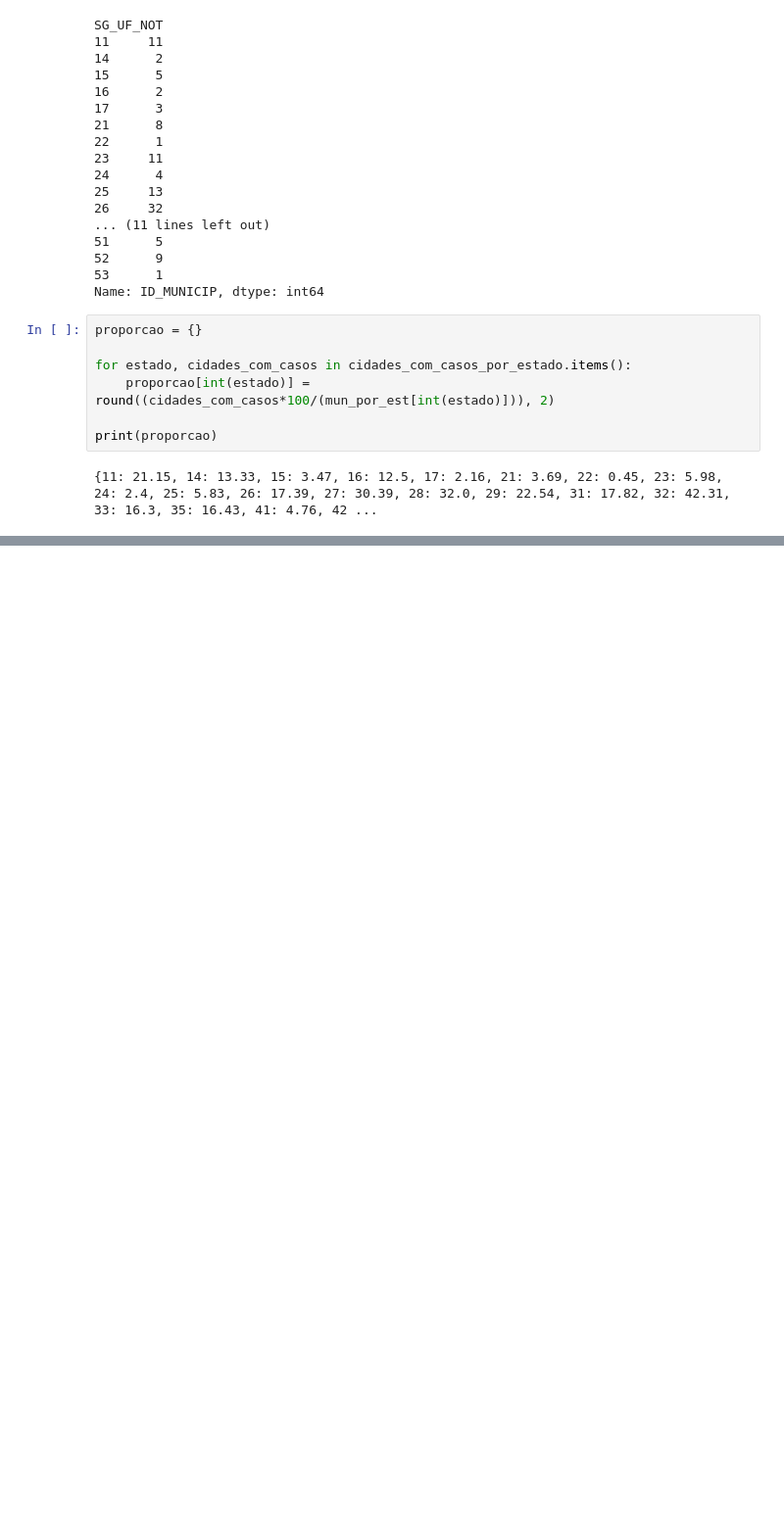
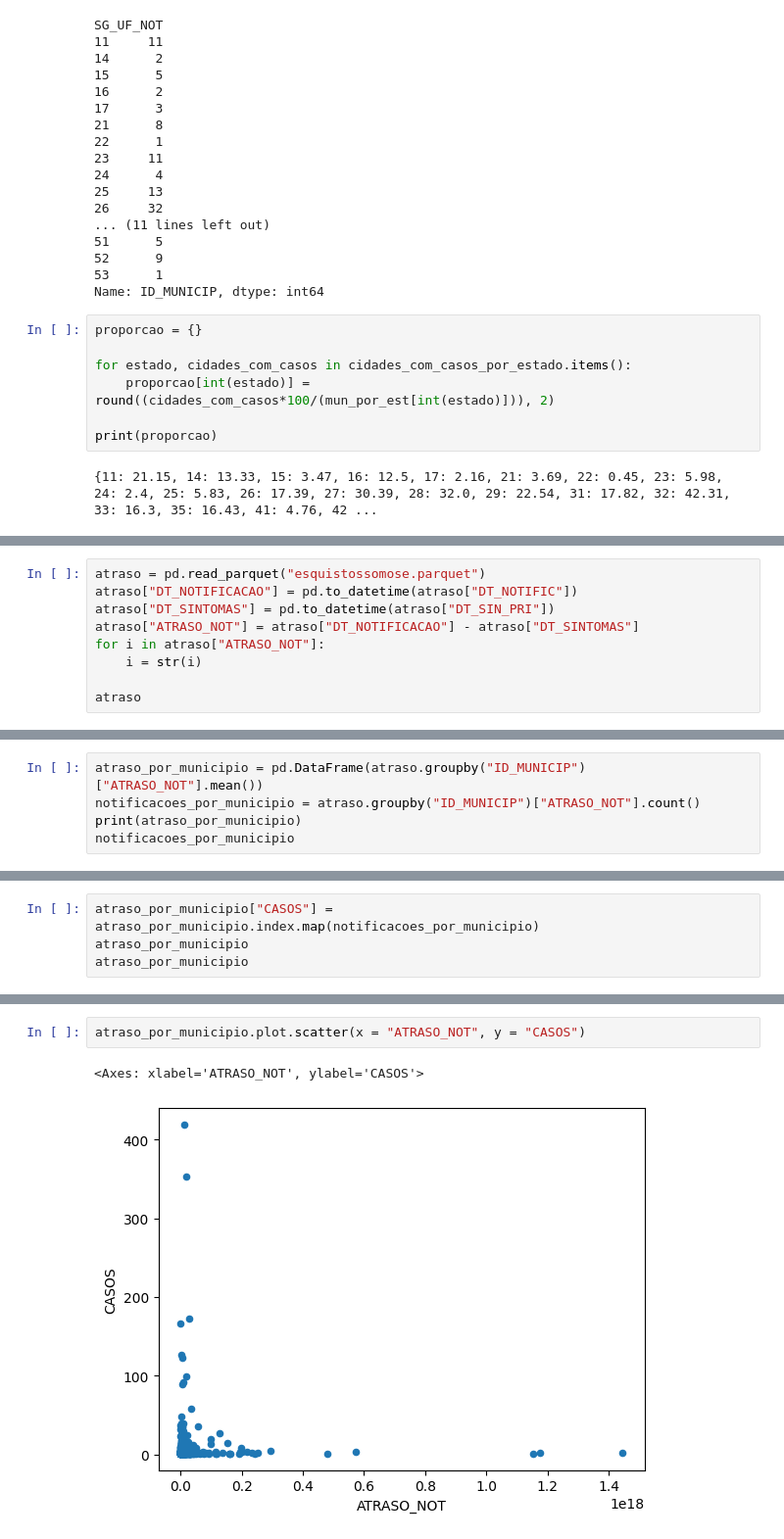
Before and after one commit to kauanmaf/Kauan_e_Pedro_A2_IC, a Jupyter notebook: questoes_pedro.ipynb, the cells around one changed output, grey strips where cells are left out. Shown: that part at 98% size. Saved outputs shown, nothing was run; the diff lists cells and outputs as text; blank space fills up the shorter version.

```diff
--- a/questoes_pedro.ipynb
+++ b/questoes_pedro.ipynb
@@ -211,0 +214,9 @@ print(proporcao)
+# %%
+atraso = pd.read_parquet("esquistossomose.parquet")
+atraso["DT_NOTIFICACAO"] = pd.to_datetime(atraso["DT_NOTIFIC"])
+atraso["DT_SINTOMAS"] = pd.to_datetime(atraso["DT_SIN_PRI"])
+atraso["ATRASO_NOT"] = atraso["DT_NOTIFICACAO"] - atraso["DT_SINTOMAS"]
+for i in atraso["ATRASO_NOT"]:
+    i = str(i)
+
+atraso
@@ -211,0 +237,5 @@ print(proporcao)
+# %%
+atraso_por_municipio = pd.DataFrame(atraso.groupby("ID_MUNICIP")["ATRASO_NOT"].mean())
+notificacoes_por_municipio = atraso.groupby("ID_MUNICIP")["ATRASO_NOT"].count()
+print(atraso_por_municipio)
+notificacoes_por_municipio
@@ -211,0 +271,4 @@ print(proporcao)
+# %%
+atraso_por_municipio["CASOS"] = atraso_por_municipio.index.map(notificacoes_por_municipio)
+atraso_por_municipio
+atraso_por_municipio
@@ -211,0 +290,5 @@ print(proporcao)
+# %%
+atraso_por_municipio.plot.scatter(x = "ATRASO_NOT", y = "CASOS")
+# %% [output]
+<Axes: xlabel='ATRASO_NOT', ylabel='CASOS'>
+[figure, added]
```
Also changed, not shown: parts of 4 cells of this notebook, 1 other file.
